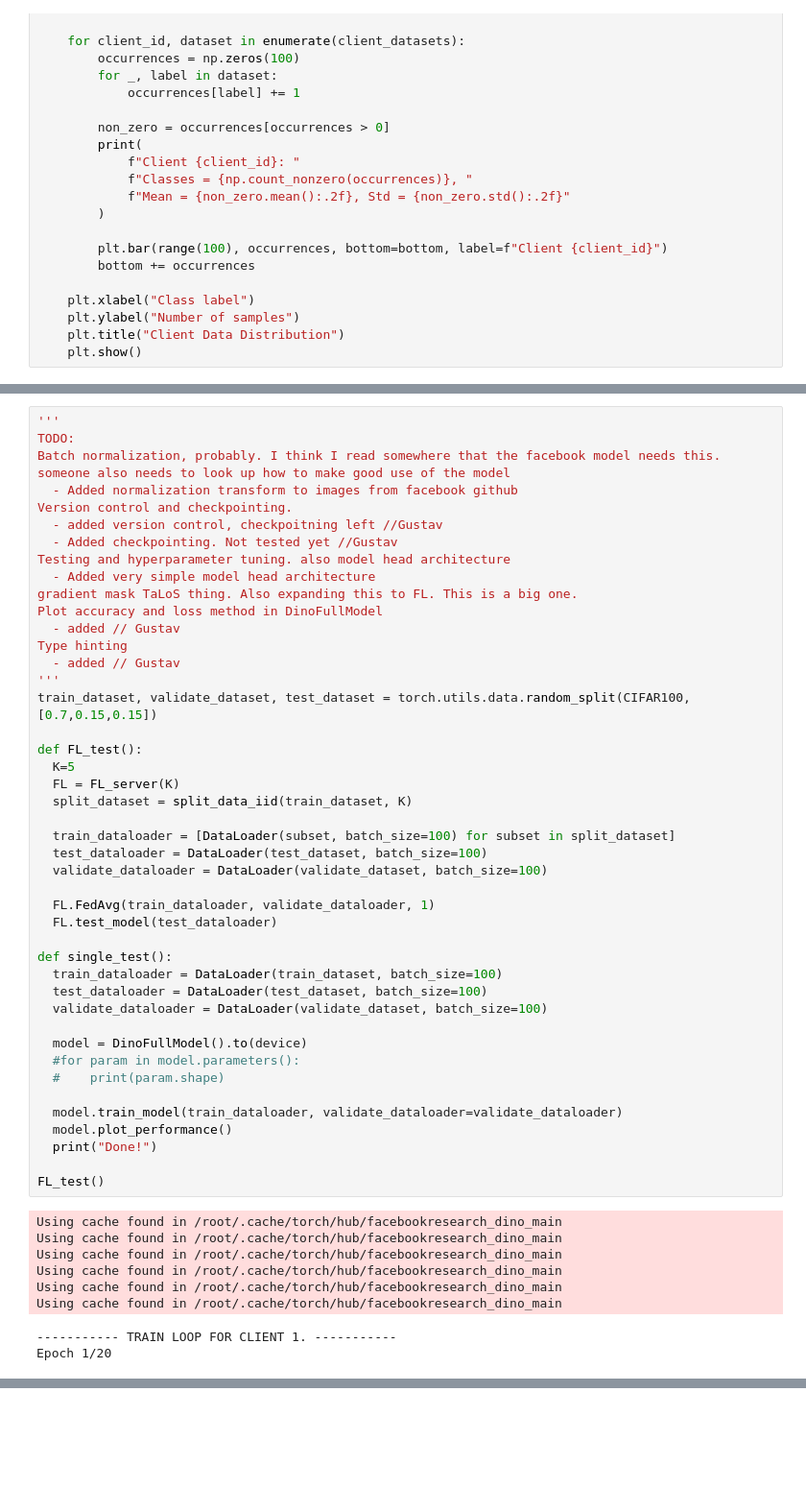
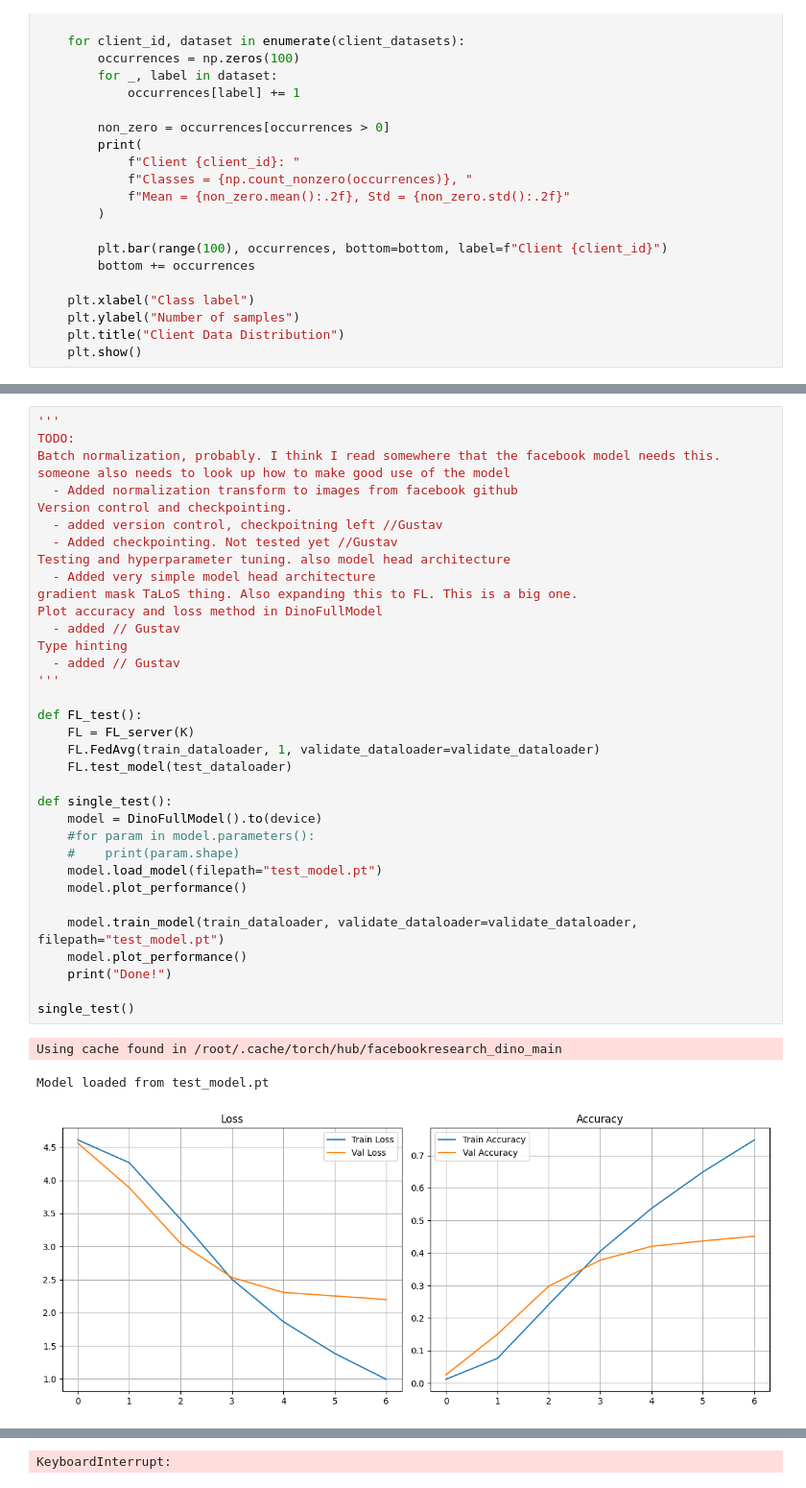
Before and after one commit to aWolander/google-colab, a Jupyter notebook: Federated Learning.ipynb, the cells around one changed output, grey strips where cells are left out. Shown at 96% size. Drawn from its saved outputs; the diff is of its cells as text; blank space fills up the shorter version.

```diff
--- a/Federated Learning.ipynb
+++ b/Federated Learning.ipynb
@@ -472,53 +512,38 @@ class DinoFullModel(nn.Module):
 # %%
 '''
 TODO:
 Batch normalization, probably. I think I read somewhere that the facebook model needs this. someone also needs to look up how to make good use of the model
   - Added normalization transform to images from facebook github
 Version control and checkpointing.
   - added version control, checkpoitning left //Gustav
   - Added checkpointing. Not tested yet //Gustav
 Testing and hyperparameter tuning. also model head architecture
   - Added very simple model head architecture
 gradient mask TaLoS thing. Also expanding this to FL. This is a big one.
 Plot accuracy and loss method in DinoFullModel
   - added // Gustav
 Type hinting
   - added // Gustav
 '''
-train_dataset, validate_dataset, test_dataset = torch.utils.data.random_split(CIFAR100, [0.7,0.15,0.15])
 
 def FL_test():
-  K=5
-  FL = FL_server(K)
-  split_dataset = split_data_iid(train_dataset, K)
-
-  train_dataloader = [DataLoader(subset, batch_size=100) for subset in split_dataset]
-  test_dataloader = DataLoader(test_dataset, batch_size=100)
-  validate_dataloader = DataLoader(validate_dataset, batch_size=100)
-
-  FL.FedAvg(train_dataloader, validate_dataloader, 1)
-  FL.test_model(test_dataloader)
+    FL = FL_server(K)
+    FL.FedAvg(train_dataloader, 1, validate_dataloader=validate_dataloader)
+    FL.test_model(test_dataloader)
 
 def single_test():
-  train_dataloader = DataLoader(train_dataset, batch_size=100)
-  test_dataloader = DataLoader(test_dataset, batch_size=100)
-  validate_dataloader = DataLoader(validate_dataset, batch_size=100)
+    model = DinoFullModel().to(device)
+    #for param in model.parameters():
+    #    print(param.shape)
+    model.load_model(filepath="test_model.pt")
+    model.plot_performance()
 
-  model = DinoFullModel().to(device)
-  #for param in model.parameters():
-  #    print(param.shape)
+    model.train_model(train_dataloader, validate_dataloader=validate_dataloader, filepath="test_model.pt")
+    model.plot_performance()
+    print("Done!")
 
-  model.train_model(train_dataloader, validate_dataloader=validate_dataloader)
-  model.plot_performance()
-  print("Done!")
-
-FL_test()
+single_test()
 # %% [output]
 Using cache found in /root/.cache/torch/hub/facebookresearch_dino_main
-Using cache found in /root/.cache/torch/hub/facebookresearch_dino_main
-Using cache found in /root/.cache/torch/hub/facebookresearch_dino_main
-Using cache found in /root/.cache/torch/hub/facebookresearch_dino_main
-Using cache found in /root/.cache/torch/hub/facebookresearch_dino_main
-Using cache found in /root/.cache/torch/hub/facebookresearch_dino_main
------------ TRAIN LOOP FOR CLIENT 1. -----------
-Epoch 1/20
+Model loaded from test_model.pt
+[figure, added]
@@ -525,0 +567 @@ KeyboardInterrupt:
+KeyboardInterrupt:
```
Also changed, not shown: parts of 5 cells of this notebook.
